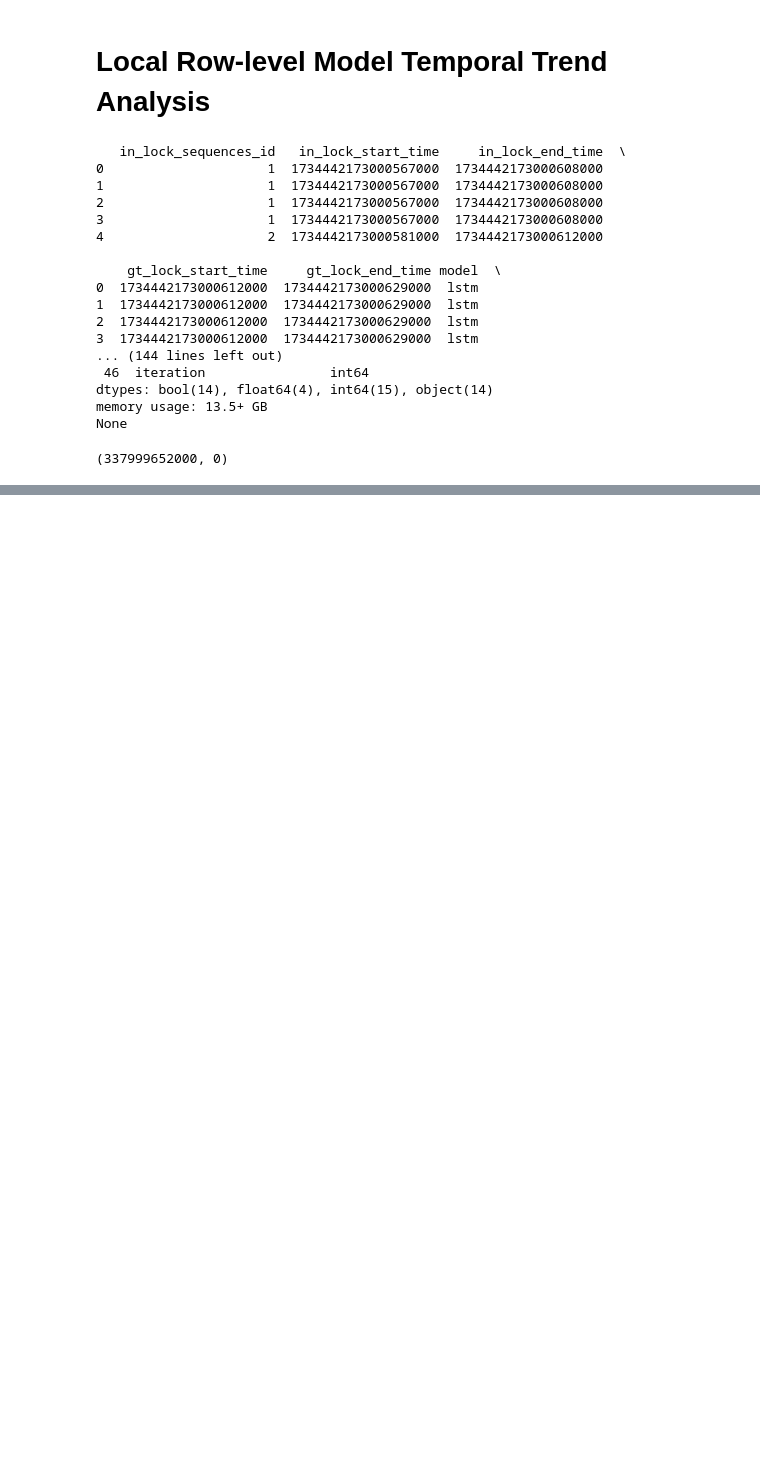
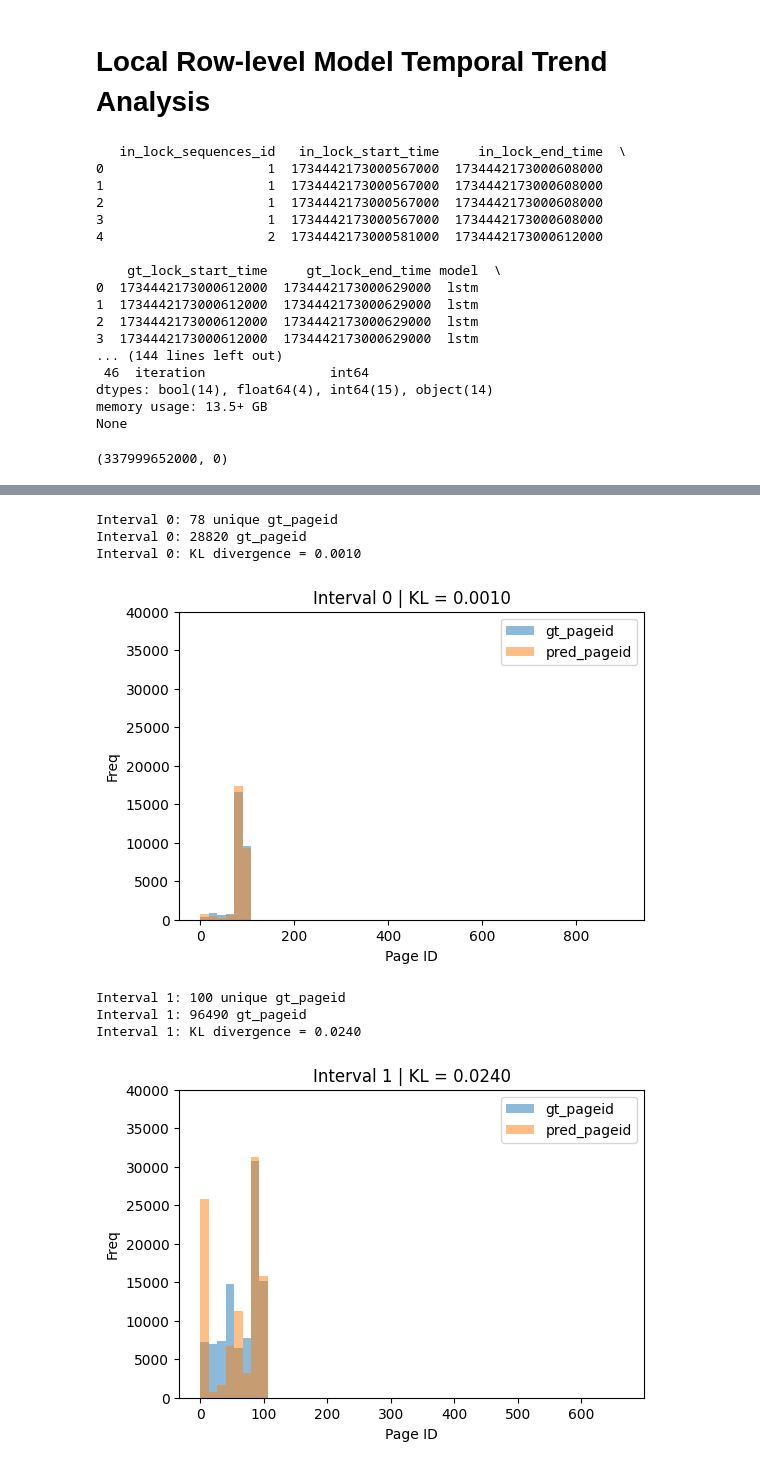
Before and after one commit to mbrotos/lock-pred, a Jupyter notebook: analysis/analysis-start_end-temporal-trends.ipynb, the cells around one changed output, grey strips where cells are left out. Drawn from its saved outputs; the diff is of its cells as text; code cells hidden in the pictures; blank space fills up the shorter version.

```diff
--- a/analysis/analysis-start_end-temporal-trends.ipynb
+++ b/analysis/analysis-start_end-temporal-trends.ipynb
@@ -99,0 +53,79 @@ Interval 3: 991400 gt_pageid
+# %%
+# For storing key info for the final grid
+plot_data = []
+
+for i in range(num_plots):
+    # Get the start and end time for the interval
+    start_time = i * step_size
+    end_time = (i + 1) * step_size
+
+    # Get the data for the interval
+    df_interval = df[(df['horizon'] == 1) &
+                     (df['in_lock_start_time'] >= start_time) &
+                     (df['in_lock_start_time'] < end_time)]
+
+    print(f'Interval {i}: {df_interval["gt_pageid"].nunique()} unique gt_pageid')
+    print(f'Interval {i}: {df_interval["gt_pageid"].count()} gt_pageid')
+
+    # Convert pred_pageid to numeric
+    pred_pageid_numeric = pd.to_numeric(df_interval['pred_pageid'], errors='coerce').dropna()
+
+    # Compute bins
+    all_pageids = pd.concat([df_interval['gt_pageid'], pred_pageid_numeric])
+    bins = np.histogram_bin_edges(all_pageids, bins=50)
+
+    # Compute KL divergence
+    epsilon = 1e-10
+    gt_hist, _ = np.histogram(df_interval['gt_pageid'], bins=bins, density=True)
+    pred_hist, _ = np.histogram(pred_pageid_numeric, bins=bins, density=True)
+    gt_hist += epsilon
+    pred_hist += epsilon
+    kl_div = np.sum(gt_hist * np.log(gt_hist / pred_hist))
+    print(f'Interval {i}: KL divergence = {kl_div:.4f}')
+
+    # Plot individually (inline)
+    plt.figure(figsize=(6, 4))
+    plt.hist(df_interval['gt_pageid'], bins=bins, alpha=0.5, label='gt_pageid')
+    plt.hist(pred_pageid_numeric, bins=bins, alpha=0.5, label='pred_pageid')
+    plt.title(f'Interval {i} | KL = {kl_div:.4f}')
+    plt.xlabel('Page ID')
+    plt.ylabel('Freq')
+    plt.ylim(0, 40_000)
+    plt.legend()
+    plt.show()
+
+    # Store for final grid
+    plot_data.append((df_interval['gt_pageid'], pred_pageid_numeric, bins, kl_div, i))
+
+
+# Now plot all together in a grid
+ncols = 2
+nrows = int(np.ceil(num_plots / ncols))
+fig, axs = plt.subplots(nrows, ncols, figsize=(ncols * 6, nrows * 4))
+axs = axs.flatten()
+
+for idx, (gt_pageid, pred_pageid, bins, kl_div, i) in enumerate(plot_data):
+    ax = axs[idx]
+    ax.hist(gt_pageid, bins=bins, alpha=0.5, label='gt_pageid')
+    ax.hist(pred_pageid, bins=bins, alpha=0.5, label='pred_pageid')
+    ax.set_title(f'Interval {i} | KL = {kl_div:.4f}')
+    ax.set_xlabel('Page ID')
+    ax.set_ylabel('Freq')
+    ax.set_ylim(0, 40_000)
+    ax.legend()
+
+# Remove unused subplots
+for j in range(len(plot_data), len(axs)):
+    fig.delaxes(axs[j])
+
+plt.tight_layout()
+plt.show()
+# %% [output]
+Interval 0: 78 unique gt_pageid
+Interval 0: 28820 gt_pageid
+Interval 0: KL divergence = 0.0010
+[figure, added]
+Interval 1: 100 unique gt_pageid
+Interval 1: 96490 gt_pageid
+Interval 1: KL divergence = 0.0240
+[figure, added]
```
Also changed, not shown: parts of 3 cells of this notebook.
